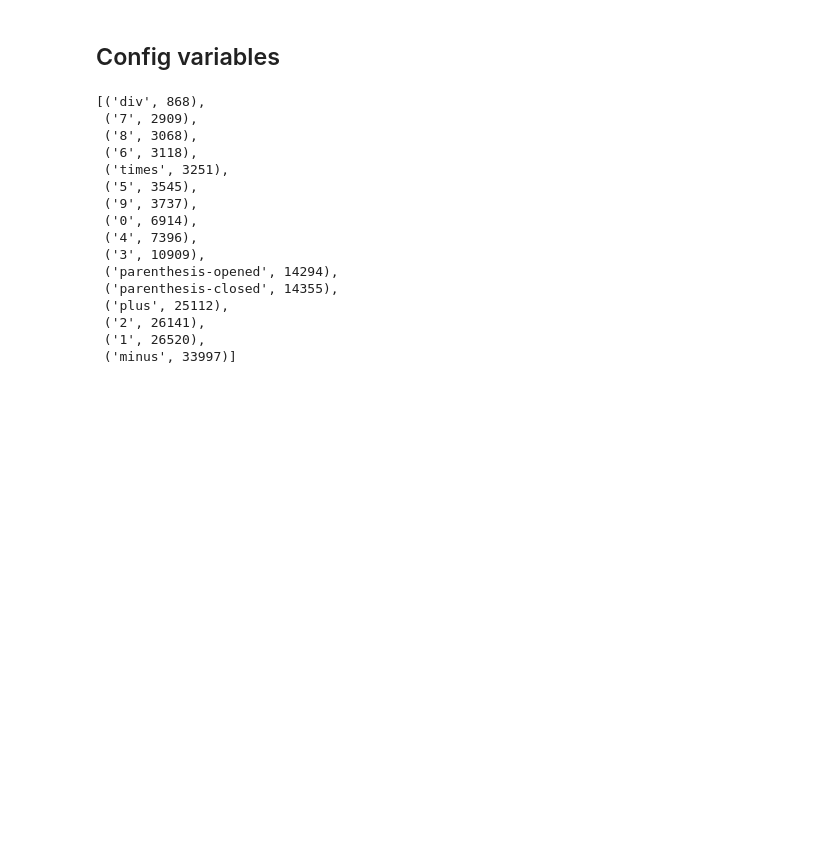
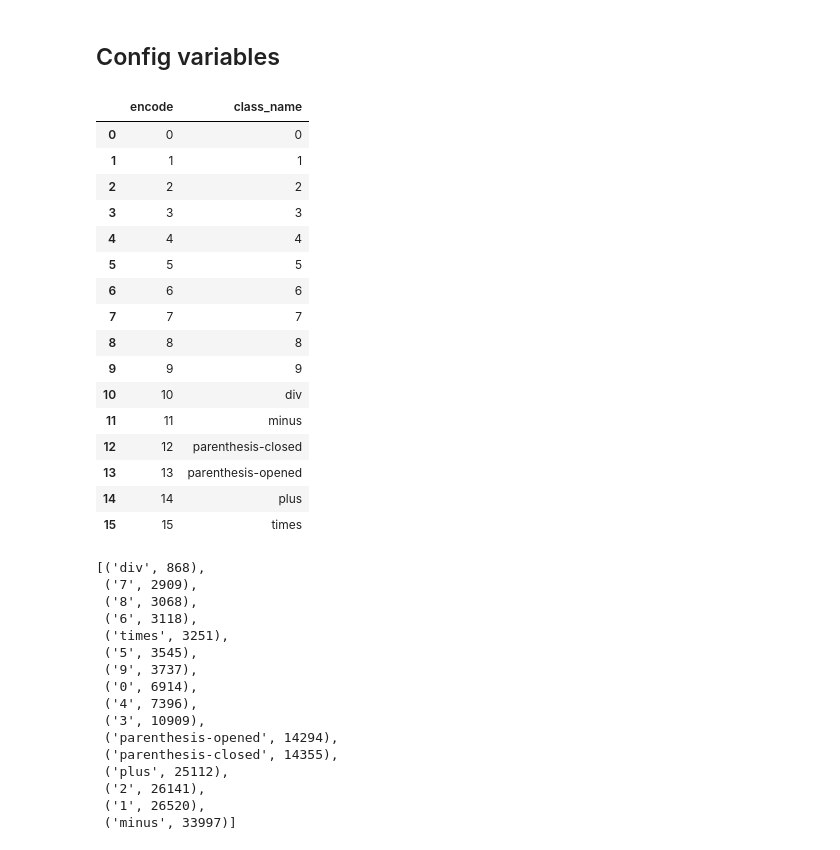
Before and after one commit to senavs/TCC, a Jupyter notebook: notebooks/First CNN model.ipynb, the cells around one changed output. Saved outputs shown, nothing was run; the diff lists cells and outputs as text; code cells hidden in the pictures; blank space fills up the shorter version.

```diff
--- a/notebooks/First CNN model.ipynb
+++ b/notebooks/First CNN model.ipynb
@@ -42,6 +43,26 @@ DATASET_LEN = CUT_DATASET * len(DATASET_IMAGES_PATH)
 
 FIT_RANDOM_STATE = 101
 FIT_TEST_SIZE = 0.20
+# %%
+pd.DataFrame(TARGET_DECODER.items(), columns=['encode', 'class_name'])
+# %% [output]
+|  | encode | class_name |
+| 0 | 0 | 0 |
+| 1 | 1 | 1 |
+| 2 | 2 | 2 |
+| 3 | 3 | 3 |
+| 4 | 4 | 4 |
+| 5 | 5 | 5 |
+| 6 | 6 | 6 |
+| 7 | 7 | 7 |
+| 8 | 8 | 8 |
+| 9 | 9 | 9 |
+| 10 | 10 | div |
+| 11 | 11 | minus |
+| 12 | 12 | parenthesis-closed |
+| 13 | 13 | parenthesis-opened |
+| 14 | 14 | plus |
+| 15 | 15 | times |
 # %%
 random.seed(FIT_RANDOM_STATE)
 # %%
```
Also changed, not shown: parts of 17 cells of this notebook, 3 other files.
